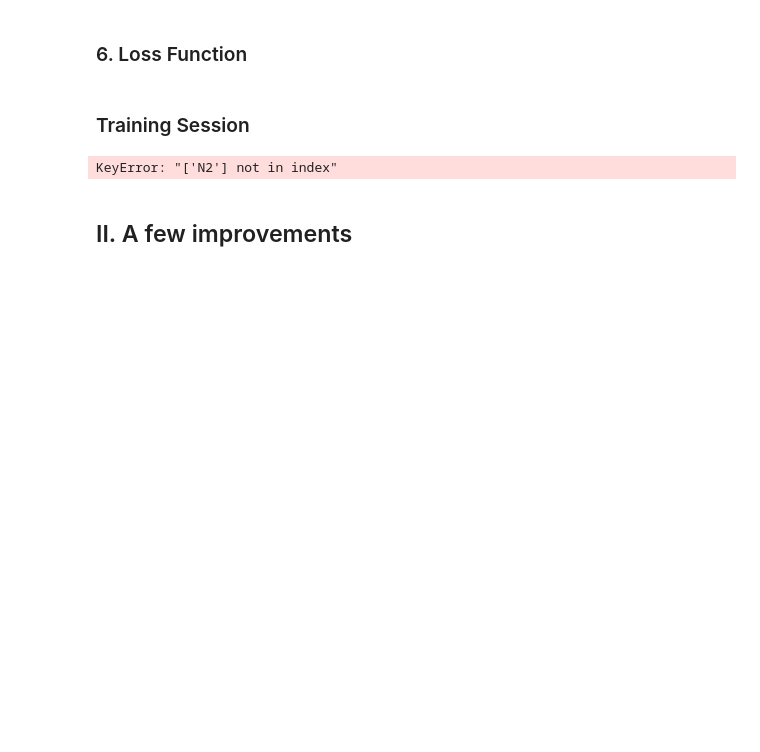
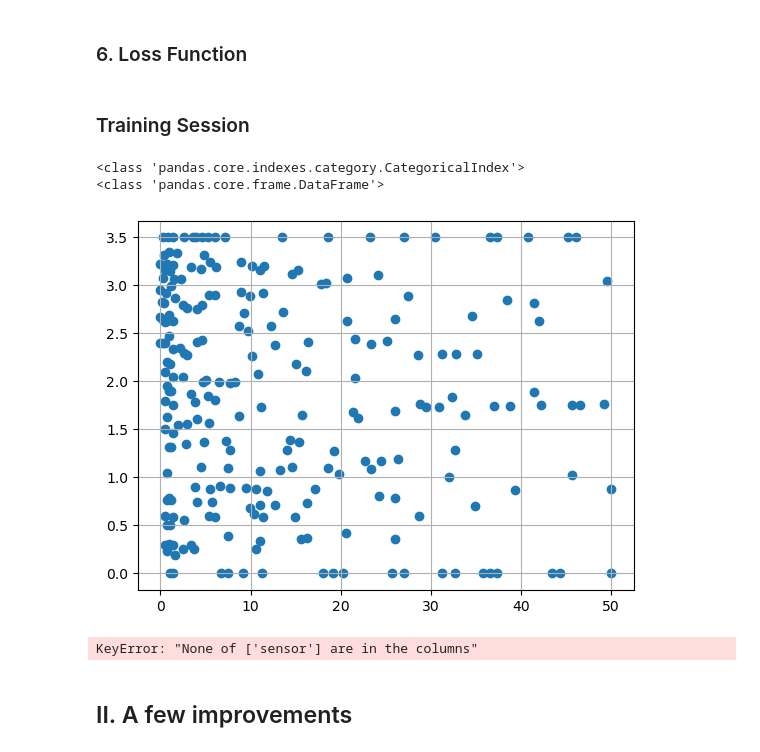
Before and after one commit to Username212305/ML_project_final, a Jupyter notebook: final.ipynb, the cells around one changed output. Drawn from its saved outputs; the diff is of its cells as text; code cells hidden in the pictures; blank space fills up the shorter version.

```diff
--- a/final.ipynb
+++ b/final.ipynb
@@ -11,7 +11,7 @@ from typing import Any, Callable
 # %%
 """Reading data"""
 training_data=pd.read_parquet("data_parquet_2026/train.parquet")
-sensors = pd.read_parquet("data_parquet_2026/sensors.parquet").drop_duplicates
+sensors = pd.read_parquet("data_parquet_2026/sensors.parquet").drop_duplicates()
 test_data = pd.read_parquet("data_parquet_2026/test.parquet")
 # %%
 """ Ségrégation des profiles"""
@@ -338,9 +332,51 @@ def loss(ground_truths: pd.DataFrame, prediction_set: pd.DataFrame) -> float:
 training_data=pd.read_parquet("data_parquet_2026/train.parquet").set_index(keys= "sensor")
 sensors = pd.read_parquet("data_parquet_2026/sensors.parquet").drop(columns=["coor_z"]).drop_duplicates().set_index(keys= "sensor")
 test_data = pd.read_parquet("data_parquet_2026/test.parquet").set_index(keys= "sensor")
+# %%
+training_data=pd.read_parquet("data_parquet_2026/train.parquet").set_index(keys= "sensor")
+sensors = pd.read_parquet("data_parquet_2026/sensors.parquet").drop(columns=["coor_z"]).drop_duplicates().set_index(keys= "sensor")
+test_data = pd.read_parquet("data_parquet_2026/test.parquet").set_index(keys= "sensor")
+test_sensors = test_data.index.unique()
+
+eggs=training_data.query(" -200 > temperature or temperature > 3000").index
+print(type(eggs))
+
+sensors = sensors.drop(eggs).drop('N2').drop(test_sensors)
+print(type(sensors))
+plt.scatter(sensors["coor_x"],sensors["coor_y"])
+plt.grid(True)
+plt.show()
+
+ss=sensors.query("coor_y >= 0 and coor_x <5")
+power1.set_index("sensor",inplace=True)
+p1=power1.loc[ss.index]
+p1.plot.scatter(x="time",y="temperature",alpha=0.5)
+#p2=power2.query("sensor in @ss.sensor")
+#p2.plot.scatter(x="time",y="temperature",alpha=0.5)
+#p3=power3.query("sensor in @ss.sensor")
+#p3.plot.scatter(x="time",y="temperature",alpha=0.5)
+
+c1=preprocessing(p1)
+c1.plot.scatter(x="time",y="temperature",alpha=0.5)
+#p2=power2.query("sensor in @ss.sensor")
+#p2.plot.scatter(x="time",y="temperature",alpha=0.5)
+#p3=power3.query("sensor in @ss.sensor")
+#p3.plot.scatter(x="time",y="temperature",alpha=0.5)
+# %% [output]
+<class 'pandas.core.indexes.category.CategoricalIndex'>
+<class 'pandas.core.frame.DataFrame'>
+[figure, added]
+KeyError: "None of ['sensor'] are in the columns"
 # %%
+"""reading data"""
+training_data=pd.read_parquet("data_parquet_2026/train.parquet").set_index(keys= "sensor")
+sensors = pd.read_parquet("data_parquet_2026/sensors.parquet").drop(columns=["coor_z"]).drop_duplicates().set_index(keys= "sensor")
+test_data = pd.read_parquet("data_parquet_2026/test.parquet").set_index(keys= "sensor")
+
+
 """Dropping the test sensors, as we will train the model only with the training data"""
 test_sensors = test_data.index.unique()
+sensors = sensors.drop('N2')
 train_sensors = sensors.drop(test_sensors)
 
 """ A Garder pour d autres tests
@@ -374,7 +410,7 @@ neighbors_dict = {}
 
 """Let's train our model!"""
 
-for k in range(5,10):
+for k in range(20):
     validation_samples_with_pred = prediction(
         validation_set_coo = validation_sensors_coo,
         validation_set_times = validation_samples,
@@ -390,8 +426,6 @@ for k in range(5,10):
         prediction_set= validation_samples_with_pred)
 
     print(f"Value of k: {k} \n Loss: {get_loss} \n --------- \n")
-# %% [output]
-KeyError: "['N2'] not in index"
 # %% [markdown]
 ## II. A few improvements
 # %% [markdown]
```
Also changed, not shown: parts of 1 cell of this notebook.
